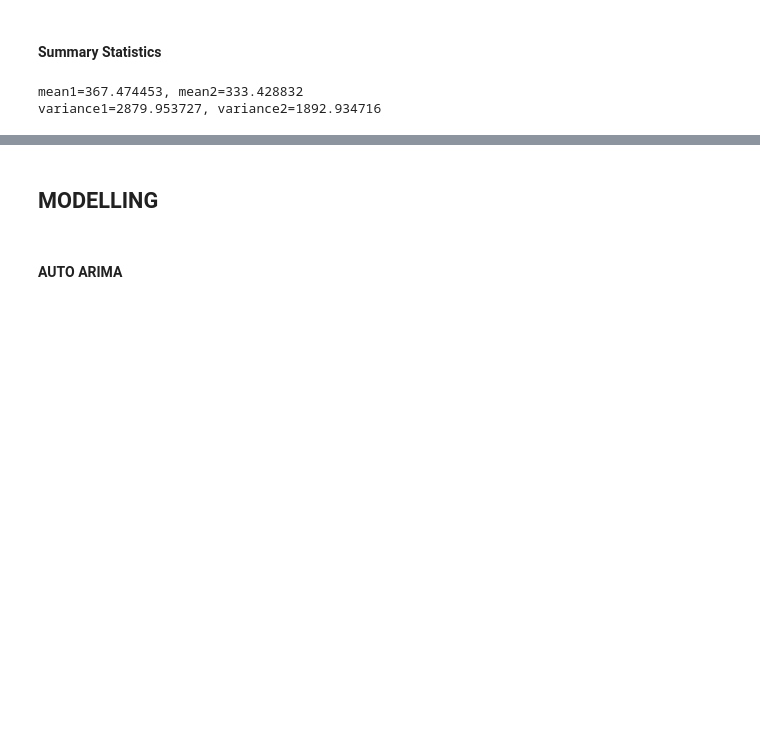
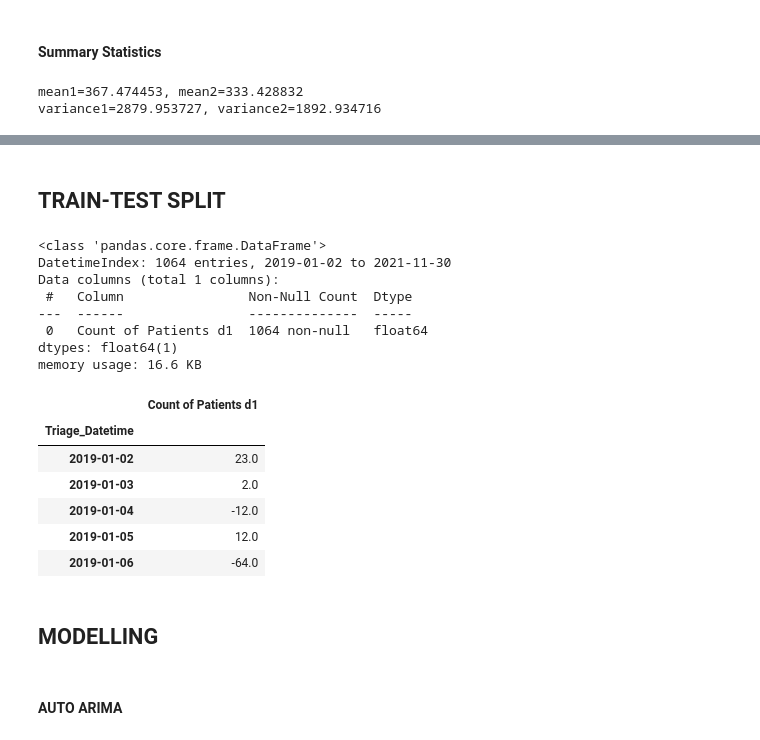
Before and after one commit to sumaiyahchinoy/er-dashboard-fyp-cronpipeline, a Jupyter notebook: TSModelling(Notebook).ipynb, the cells around one changed output, grey strips where cells are left out. Drawn from its saved outputs; the diff is of its cells as text; code cells hidden in the pictures; blank space fills up the shorter version.

```diff
--- a/TSModelling(Notebook).ipynb
+++ b/TSModelling(Notebook).ipynb
@@ -147,3 +179,28 @@ Critial Values:
+# %% [markdown]
+<h2> TRAIN-TEST SPLIT </h2>
+# %%
+# st_df['Triage_Datetime'] = pd.to_datetime(new_df['Triage_Datetime'])
+train = st_df[st_df.index < pd.to_datetime("2021-12", format='%Y-%m')]
+test = st_df[st_df.index >= pd.to_datetime("2021-12", format='%Y-%m')]
+train.info()
+train.head()
+# test.info()
+# %% [output]
+<class 'pandas.core.frame.DataFrame'>
+DatetimeIndex: 1064 entries, 2019-01-02 to 2021-11-30
+Data columns (total 1 columns):
+ #   Column                Non-Null Count  Dtype
+---  ------                --------------  -----
+ 0   Count of Patients d1  1064 non-null   float64
+dtypes: float64(1)
+memory usage: 16.6 KB
+|  | Count of Patients d1 |
+| Triage_Datetime |  |
+| 2019-01-02 | 23.0 |
+| 2019-01-03 | 2.0 |
+| 2019-01-04 | -12.0 |
+| 2019-01-05 | 12.0 |
+| 2019-01-06 | -64.0 |
 # %% [markdown]
 <h2> MODELLING
 # %%
```
Also changed, not shown: parts of 14 cells of this notebook.
